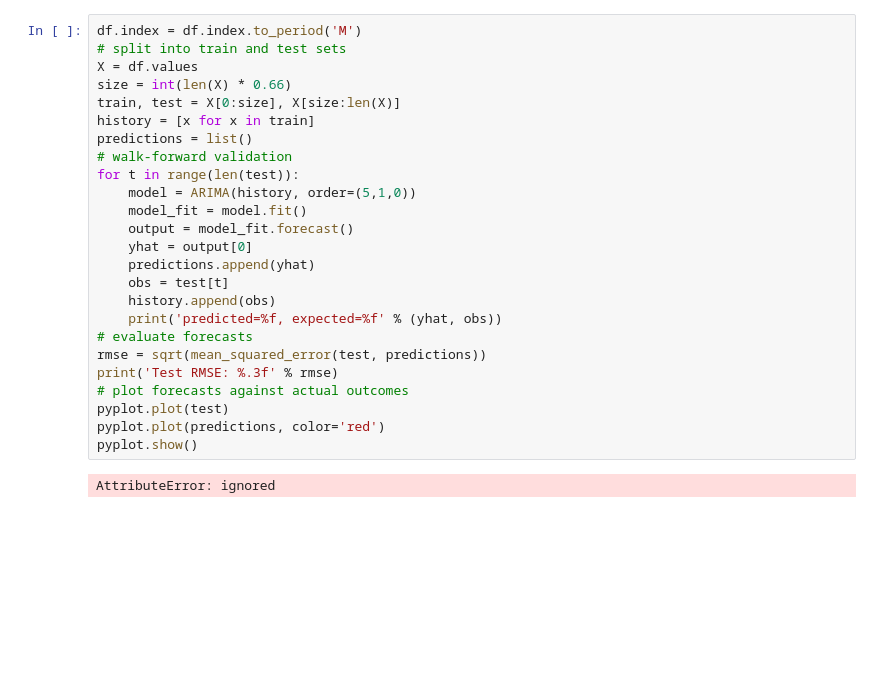
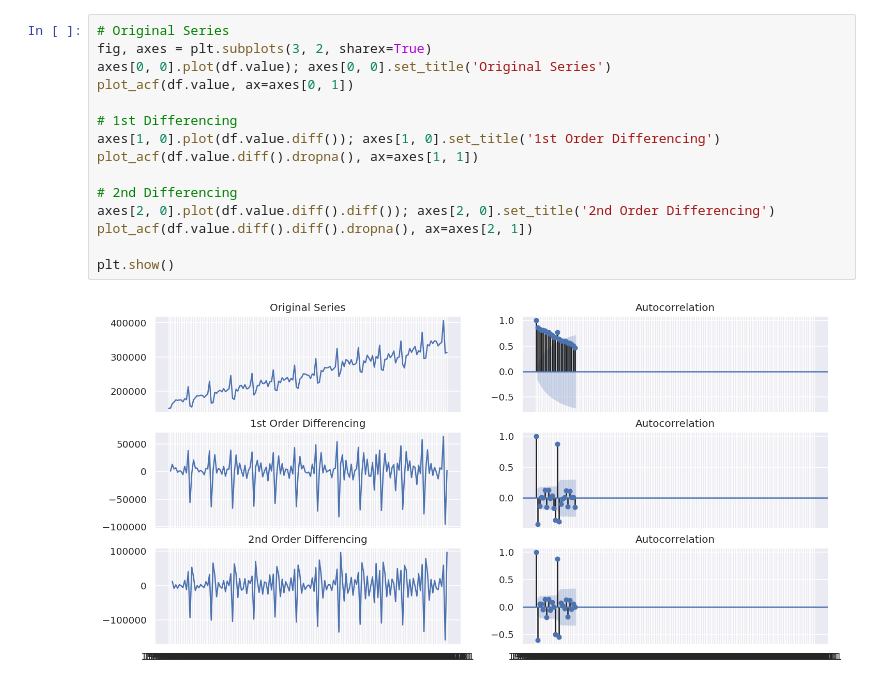
Before and after one commit to matyi101/codes, a Jupyter notebook: Sales_Data_Forecasting.ipynb, the cells around one changed output. Saved outputs shown, nothing was run; the diff lists cells and outputs as text; blank space fills up the shorter version.

```diff
--- a/Sales_Data_Forecasting.ipynb
+++ b/Sales_Data_Forecasting.ipynb
@@ -91,27 +50,17 @@ max    149918.000000
-# %%
-df.index = df.index.to_period('M')
-# split into train and test sets
-X = df.values
-size = int(len(X) * 0.66)
-train, test = X[0:size], X[size:len(X)]
-history = [x for x in train]
-predictions = list()
-# walk-forward validation
-for t in range(len(test)):
-	model = ARIMA(history, order=(5,1,0))
-	model_fit = model.fit()
-	output = model_fit.forecast()
-	yhat = output[0]
-	predictions.append(yhat)
-	obs = test[t]
-	history.append(obs)
-	print('predicted=%f, expected=%f' % (yhat, obs))
-# evaluate forecasts
-rmse = sqrt(mean_squared_error(test, predictions))
-print('Test RMSE: %.3f' % rmse)
-# plot forecasts against actual outcomes
-pyplot.plot(test)
-pyplot.plot(predictions, color='red')
-pyplot.show()
-# %% [output]
-AttributeError: ignored
+# %%
+# Original Series
+fig, axes = plt.subplots(3, 2, sharex=True)
+axes[0, 0].plot(df.value); axes[0, 0].set_title('Original Series')
+plot_acf(df.value, ax=axes[0, 1])
+
+# 1st Differencing
+axes[1, 0].plot(df.value.diff()); axes[1, 0].set_title('1st Order Differencing')
+plot_acf(df.value.diff().dropna(), ax=axes[1, 1])
+
+# 2nd Differencing
+axes[2, 0].plot(df.value.diff().diff()); axes[2, 0].set_title('2nd Order Differencing')
+plot_acf(df.value.diff().diff().dropna(), ax=axes[2, 1])
+
+plt.show()
+# %% [output]
+[figure, added]
```
Also changed, not shown: parts of 10 cells of this notebook.
